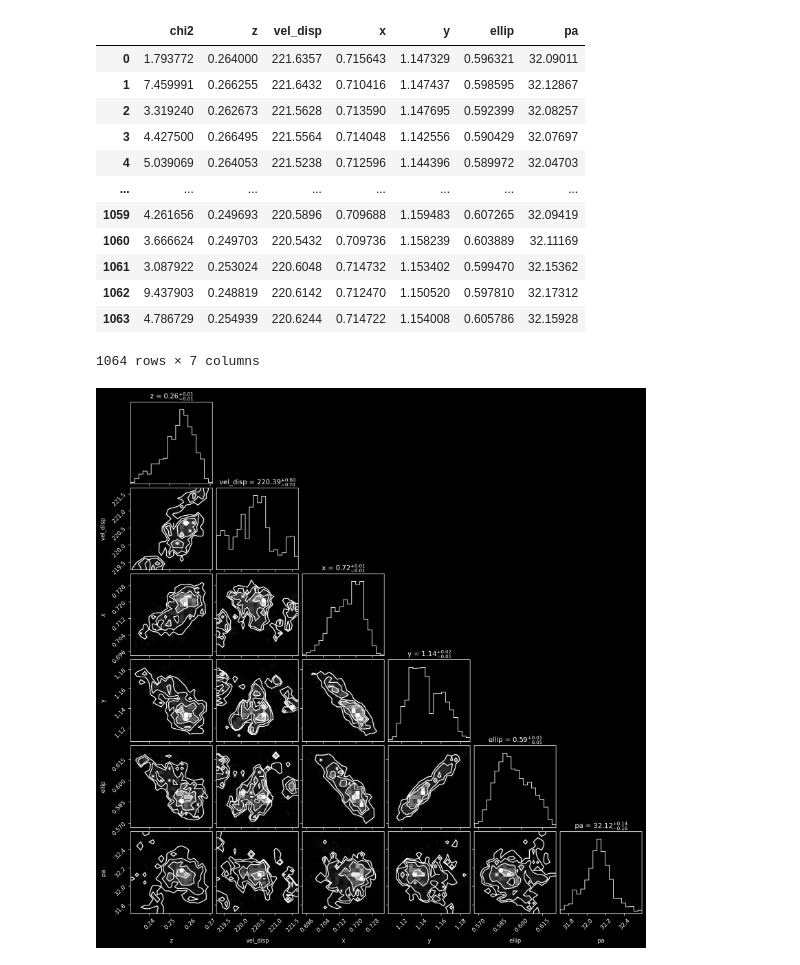
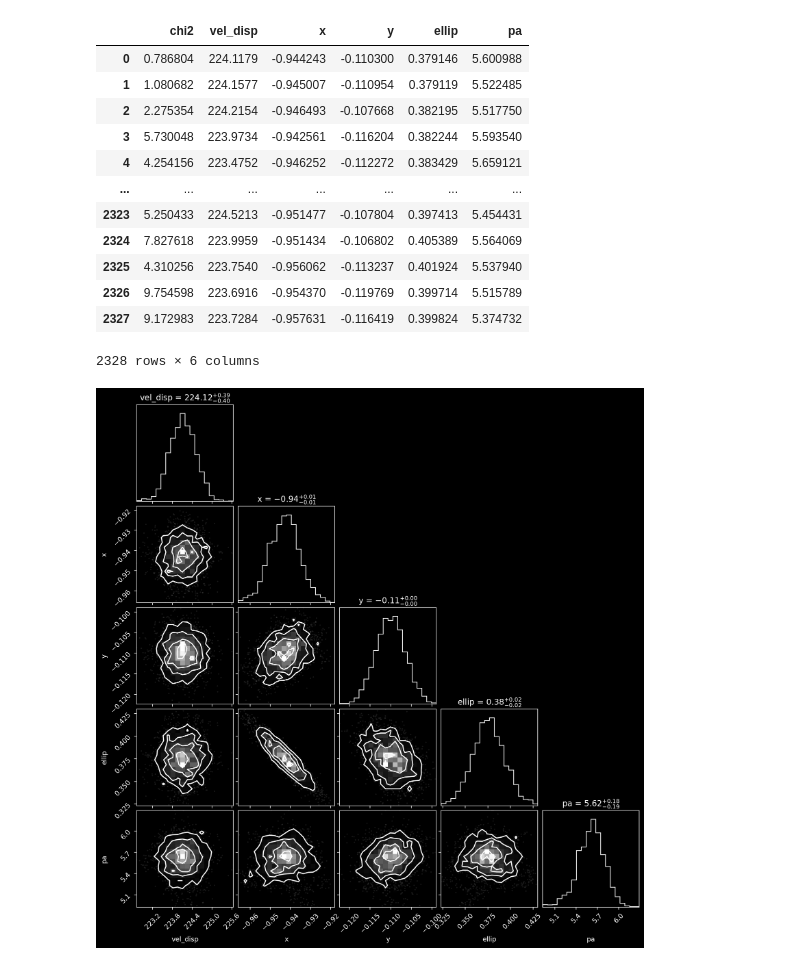
Before and after one commit to romms921/LensSuite, a Jupyter notebook: Python Files/corner.ipynb, the cells around one changed output. Saved outputs shown, nothing was run; the diff lists cells and outputs as text; code cells hidden in the pictures.

Commit message:
J2205 mcmc run

```diff
--- a/Python Files/corner.ipynb
+++ b/Python Files/corner.ipynb
@@ -9,26 +9,26 @@ import corner
 import ast
 # %%
 # Make the corner plot for the MCMC results
-system_name = 'J2145'
+system_name = 'J2205'
 model_ver = 'sie'
 mcmc_samples_path = f'../{system_name}/mcmc/{model_ver}_mcmc.dat'
-samples = pd.read_csv(mcmc_samples_path, delim_whitespace=True, header=None, names=['chi2', 'z', 'vel_disp', 'x', 'y', 'ellip', 'pa' ])
+samples = pd.read_csv(mcmc_samples_path, delim_whitespace=True, header=None, names=['chi2', 'vel_disp', 'x', 'y', 'ellip', 'pa' ])
 # %%
 samples
 # %% [output]
-|  | chi2 | z | vel_disp | x | y | ellip | pa |
-| 0 | 1.793772 | 0.264000 | 221.6357 | 0.715643 | 1.147329 | 0.596321 | 32.09011 |
-| 1 | 7.459991 | 0.266255 | 221.6432 | 0.710416 | 1.147437 | 0.598595 | 32.12867 |
-| 2 | 3.319240 | 0.262673 | 221.5628 | 0.713590 | 1.147695 | 0.592399 | 32.08257 |
-| 3 | 4.427500 | 0.266495 | 221.5564 | 0.714048 | 1.142556 | 0.590429 | 32.07697 |
-| 4 | 5.039069 | 0.264053 | 221.5238 | 0.712596 | 1.144396 | 0.589972 | 32.04703 |
-| ... | ... | ... | ... | ... | ... | ... | ... |
-| 1059 | 4.261656 | 0.249693 | 220.5896 | 0.709688 | 1.159483 | 0.607265 | 32.09419 |
-| 1060 | 3.666624 | 0.249703 | 220.5432 | 0.709736 | 1.158239 | 0.603889 | 32.11169 |
-| 1061 | 3.087922 | 0.253024 | 220.6048 | 0.714732 | 1.153402 | 0.599470 | 32.15362 |
-| 1062 | 9.437903 | 0.248819 | 220.6142 | 0.712470 | 1.150520 | 0.597810 | 32.17312 |
-| 1063 | 4.786729 | 0.254939 | 220.6244 | 0.714722 | 1.154008 | 0.605786 | 32.15928 |
+|  | chi2 | vel_disp | x | y | ellip | pa |
+| 0 | 0.786804 | 224.1179 | -0.944243 | -0.110300 | 0.379146 | 5.600988 |
+| 1 | 1.080682 | 224.1577 | -0.945007 | -0.110954 | 0.379119 | 5.522485 |
+| 2 | 2.275354 | 224.2154 | -0.946493 | -0.107668 | 0.382195 | 5.517750 |
+| 3 | 5.730048 | 223.9734 | -0.942561 | -0.116204 | 0.382244 | 5.593540 |
+| 4 | 4.254156 | 223.4752 | -0.946252 | -0.112272 | 0.383429 | 5.659121 |
+| ... | ... | ... | ... | ... | ... | ... |
+| 2323 | 5.250433 | 224.5213 | -0.951477 | -0.107804 | 0.397413 | 5.454431 |
+| 2324 | 7.827618 | 223.9959 | -0.951434 | -0.106802 | 0.405389 | 5.564069 |
+| 2325 | 4.310256 | 223.7540 | -0.956062 | -0.113237 | 0.401924 | 5.537940 |
+| 2326 | 9.754598 | 223.6916 | -0.954370 | -0.119769 | 0.399714 | 5.515789 |
+| 2327 | 9.172983 | 223.7284 | -0.957631 | -0.116419 | 0.399824 | 5.374732 |
-1064 rows × 7 columns
+2328 rows × 6 columns
 # %%
 masked_samples = samples.drop(columns=['chi2']).to_numpy()
 # %%
@@ -38,8 +38,8 @@ masked_samples = samples.drop(columns=['chi2']).to_numpy()
 # masked_samples
 # %%
 # Remove the first column when loading the samples, as it is the accepted/rejected column
-labels = ['z', 'vel_disp', 'x', 'y', 'ellip', 'pa']
+labels = ['vel_disp', 'x', 'y', 'ellip', 'pa']
 fig = corner.corner(masked_samples, labels=labels, show_titles=True)
 plt.savefig(f'../{system_name}/mcmc/{model_ver}_corner.png')
 # %% [output]
-[figure, old version]
+[figure, new version]
```
Also changed, not shown: 8 other files.
